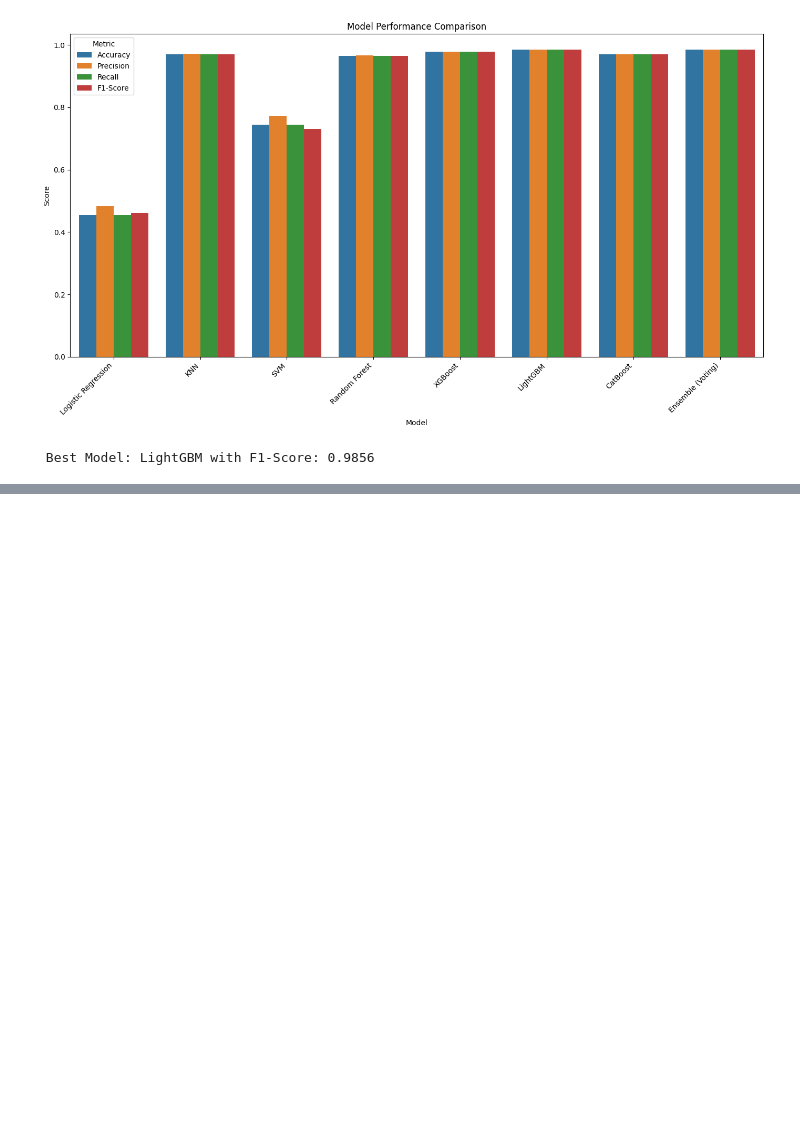
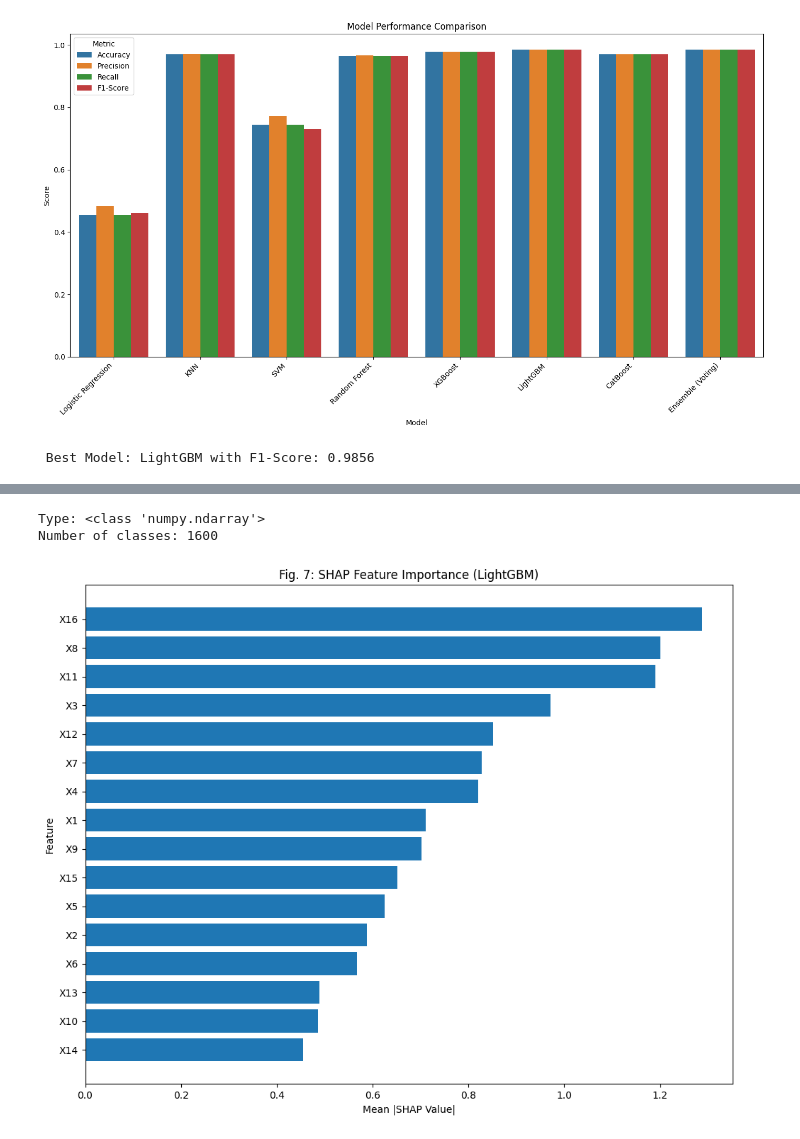
Before and after one commit to proshenjitbarua06-dot/skill-morph, a Jupyter notebook: Ensemble_and_Comparative_Analysis_of_Machine_Learning_Models_for_Multi_Class_Epileptic_Seizure_Detection_Using_16_Channel_EEG_Signals.ipynb, the cells around one changed output, grey strips where cells are left out. Saved outputs shown, nothing was run; the diff lists cells and outputs as text; code cells hidden in the pictures; blank space fills up the shorter version.

```diff
--- a/Ensemble_and_Comparative_Analysis_of_Machine_Learning_Models_for_Multi_Class_Epileptic_Seizure_Detection_Using_16_Channel_EEG_Signals.ipynb
+++ b/Ensemble_and_Comparative_Analysis_of_Machine_Learning_Models_for_Multi_Class_Epileptic_Seizure_Detection_Using_16_Channel_EEG_Signals.ipynb
@@ -295,0 +361,5 @@ print(f"\n Best Model: {best_model['Model']} with F1-Score: {best_model['F1-Scor
+# %%
+n_classes = len(np.unique(y))
+
+# Convert labels to one-hot format
+y_test_bin = label_binarize(y_test, classes=np.unique(y))
@@ -295,0 +525,67 @@ print(f"\n Best Model: {best_model['Model']} with F1-Score: {best_model['F1-Scor
+# %%
+import shap
+import numpy as np
+import pandas as pd
+import matplotlib.pyplot as plt
+
+# Train best model on full training data
+best_model = LGBMClassifier(
+    n_estimators=400,
+    random_state=42,
+    verbose=-1
+)
+
+best_model.fit(X_train, y_train)
+
+# SHAP Explainer
+explainer = shap.TreeExplainer(best_model)
+
+# Calculate SHAP values
+shap_values = explainer.shap_values(X_test)
+
+print("Type:", type(shap_values))
+print("Number of classes:", len(shap_values))
+# %% [output]
+Type: <class 'numpy.ndarray'>
+Number of classes: 1600
+# %%
+# New SHAP versions
+if isinstance(shap_values, np.ndarray):
+
+    # shape = (samples, features, classes)
+    mean_shap = np.mean(np.abs(shap_values), axis=(0, 2))
+
+else:
+
+    # Older SHAP versions
+    mean_shap = np.mean(
+        [np.abs(class_shap) for class_shap in shap_values],
+        axis=(0, 1)
+    )
+# %%
+feature_importance = pd.DataFrame({
+    'Feature': X.columns,
+    'SHAP Importance': mean_shap
+})
+
+feature_importance = feature_importance.sort_values(
+    'SHAP Importance',
+    ascending=False
+)
+
+top_n = 20
+
+plt.figure(figsize=(10,8))
+
+plt.barh(
+    feature_importance['Feature'].head(top_n)[::-1],
+    feature_importance['SHAP Importance'].head(top_n)[::-1]
+)
+
+plt.xlabel('Mean |SHAP Value|')
+plt.ylabel('Feature')
+plt.title('Fig. 7: SHAP Feature Importance (LightGBM)')
+plt.tight_layout()
+plt.show()
+# %% [output]
+[figure, added]
```
Also changed, not shown: parts of 10 cells of this notebook.
